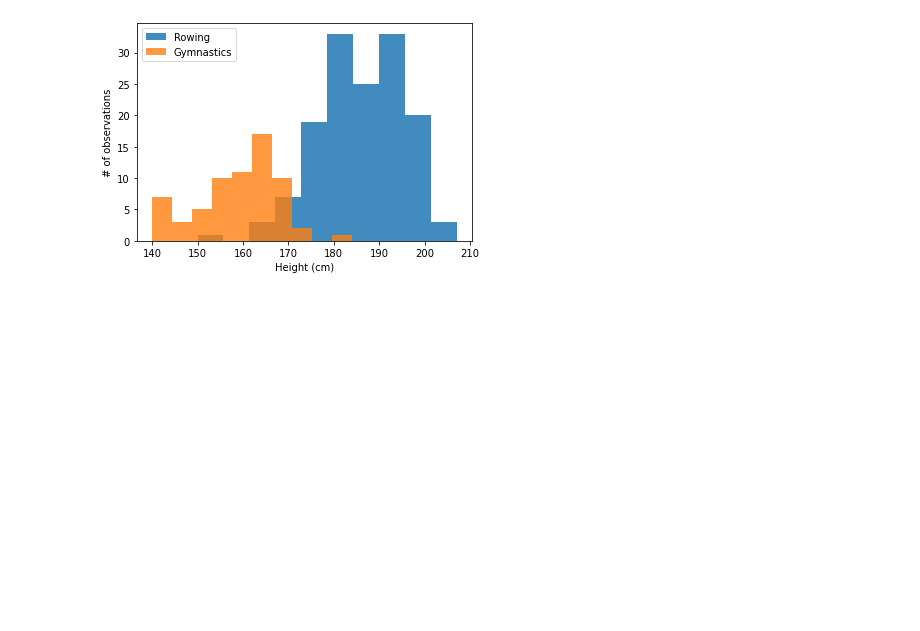
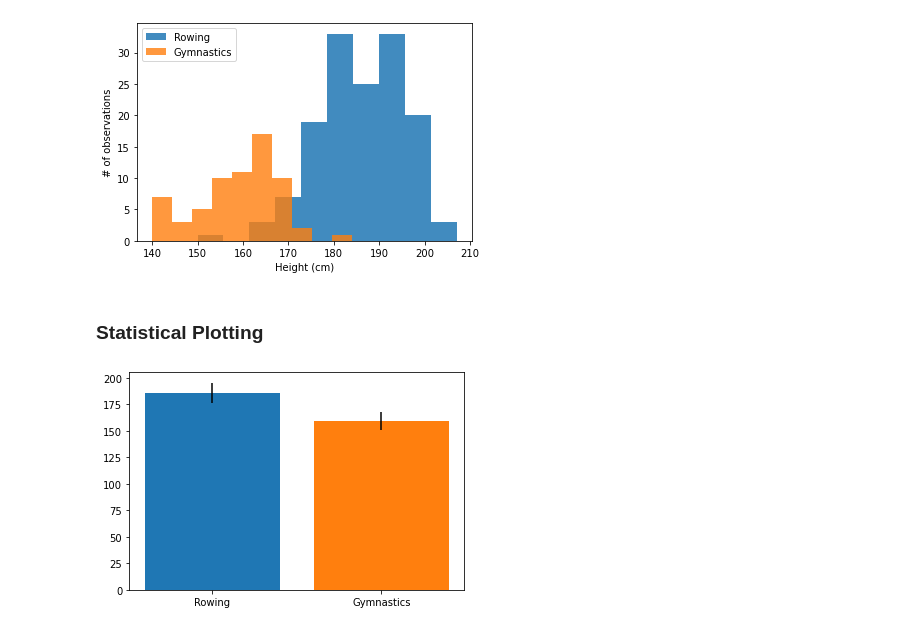
Before and after one commit to JuanFeA98/DataCamp, a Jupyter notebook: Visualization wih Matplotlib/03. Quantitative comparisons.ipynb, the cells around one changed output. Saved outputs shown, nothing was run; the diff lists cells and outputs as text; code cells hidden in the pictures; blank space fills up the shorter version.

Commit message:
Statistical plots

```diff
--- a/Visualization wih Matplotlib/03. Quantitative comparisons.ipynb
+++ b/Visualization wih Matplotlib/03. Quantitative comparisons.ipynb
@@ -82,3 +82,14 @@ ax.legend()
 plt.show()
 # %% [output]
 [figure]
+# %% [markdown]
+### **Statistical Plotting**
+# %%
+fig, ax = plt.subplots()
+
+ax.bar("Rowing", rowing['Height'].mean(), yerr=rowing['Height'].std())
+ax.bar("Gymnastics", gymnastics['Height'].mean(), yerr=gymnastics['Height'].std())
+
+plt.show()
+# %% [output]
+[figure, added]
```
Also changed, not shown: parts of 3 cells of this notebook.
